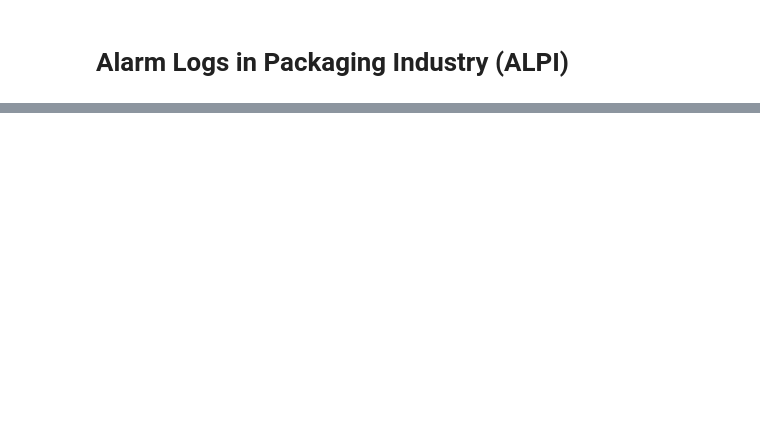
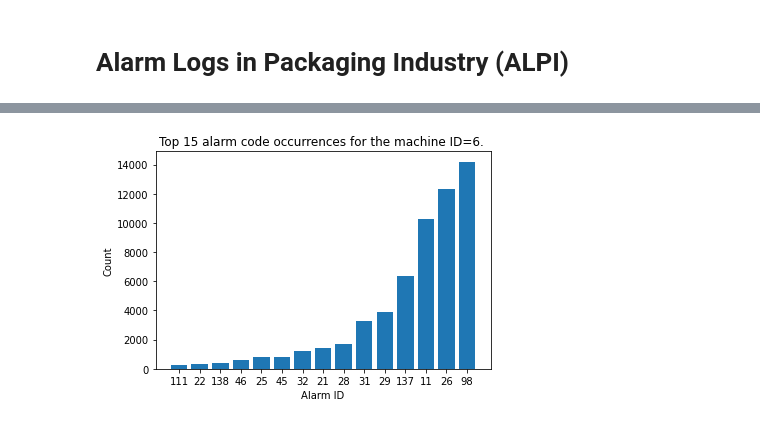
Before and after one commit to shamilnabiyev/automl-time-series, a Jupyter notebook: notebooks/alarm-logs-packaging-industry.ipynb, the cells around one changed output, grey strips where cells are left out. Cells and saved outputs as stored; diff of their text form; code cells hidden in the pictures; blank space fills up the shorter version.

```diff
--- a/notebooks/alarm-logs-packaging-industry.ipynb
+++ b/notebooks/alarm-logs-packaging-industry.ipynb
@@ -88,0 +74,17 @@ Name: timestamp, Length: 444834, dtype: datetime64[ns]
+# %%
+machine_6 = df_1sec[df_1sec["serial"] == 6]
+
+alarms = machine_6["alarm"].value_counts()
+alarms = pd.DataFrame(alarms)
+alarms = alarms.sort_values(by=["alarm"])
+
+alarm_ids = list(map(lambda x: str(x), alarms.index))
+
+top_n = 15
+plt.bar(alarm_ids[-top_n:], alarms.alarm[-top_n:])
+plt.title(f"Top {top_n} alarm code occurrences for the machine ID=6. ")
+plt.xlabel("Alarm ID")
+plt.ylabel("Count")
+plt.show()
+# %% [output]
+[figure, added]
```
Also changed, not shown: parts of 22 cells of this notebook.
